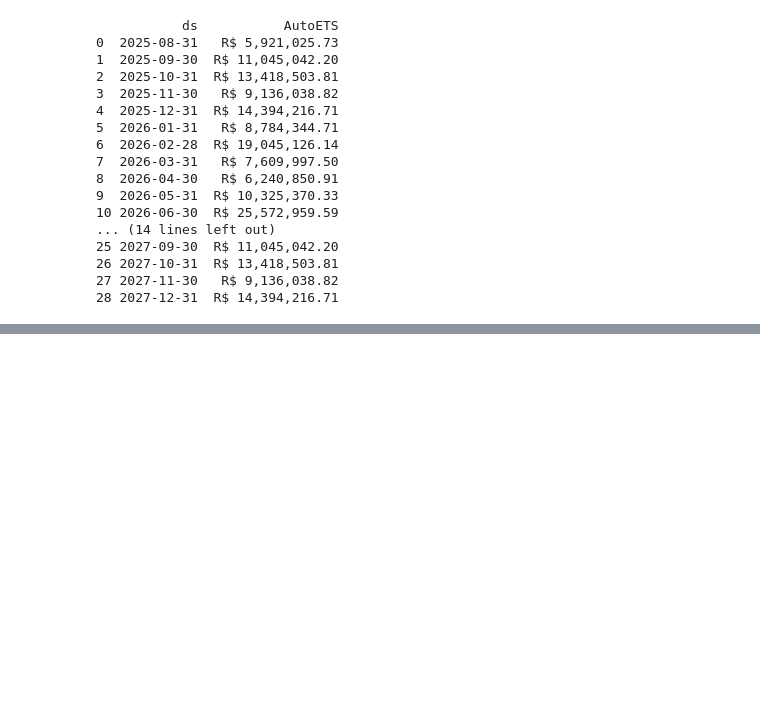
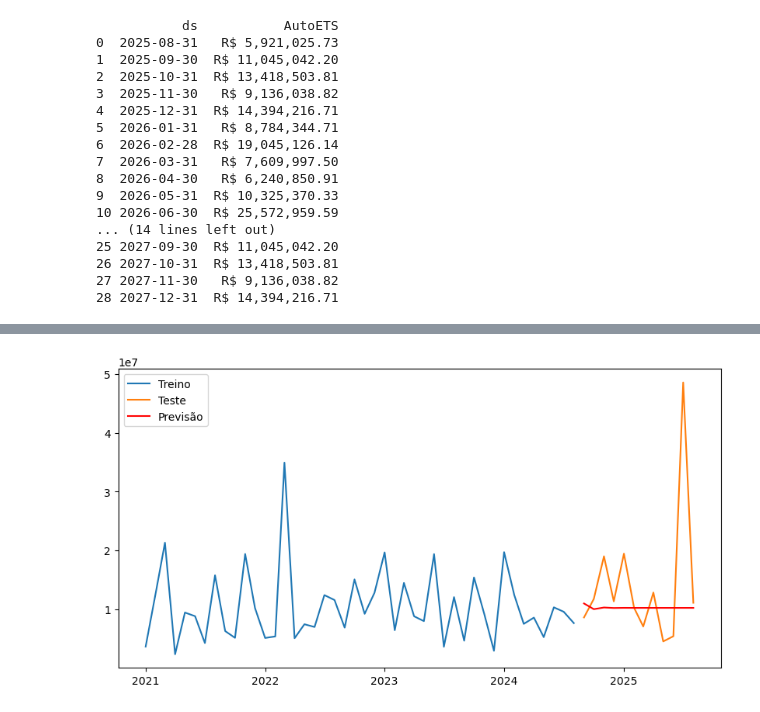
Before and after one commit to SoyerCold/Ciencia-de-dados---Case-Vendas, a Jupyter notebook: Case de Vendas V2.ipynb, the cells around one changed output, grey strips where cells are left out. Saved outputs shown, nothing was run; the diff lists cells and outputs as text; code cells hidden in the pictures; blank space fills up the shorter version.

```diff
--- a/Case de Vendas V2.ipynb
+++ b/Case de Vendas V2.ipynb
@@ -143,0 +158,3 @@ print(forecast[['ds', 'AutoETS']])
+# %%
+df = df.asfreq("MS")
+print(df.tail())
@@ -143,0 +169,19 @@ print(forecast[['ds', 'AutoETS']])
+# %%
+# Dividir treino e teste (opcional, para avaliar)
+train = df.iloc[:-12]  # tudo menos os últimos 12 meses
+test = df.iloc[-12:]   # últimos 12 meses
+# %%
+model = ARIMA(train["vendas"], order=(1,1,1))
+fit = model.fit()
+# %%
+# Fazer previsões para o período do teste
+forecast = fit.forecast(steps=12)
+# %%
+plt.figure(figsize=(10,5))
+plt.plot(train.index, train["vendas"], label="Treino")
+plt.plot(test.index, test["vendas"], label="Teste")
+plt.plot(test.index, forecast, label="Previsão", color="red")
+plt.legend()
+plt.show()
+# %% [output]
+[figure, added]
```
Also changed, not shown: parts of 46 cells of this notebook.
